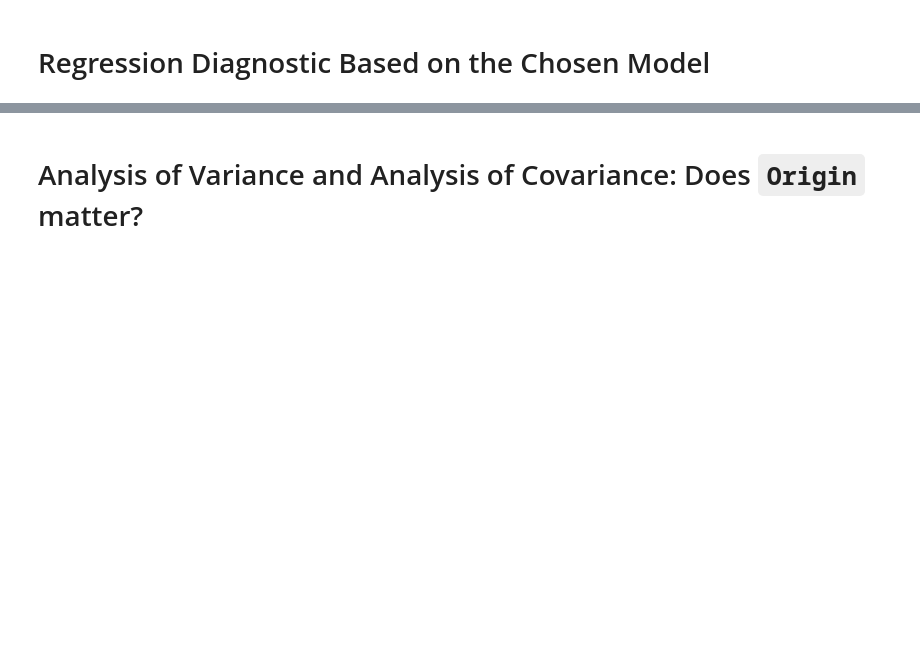
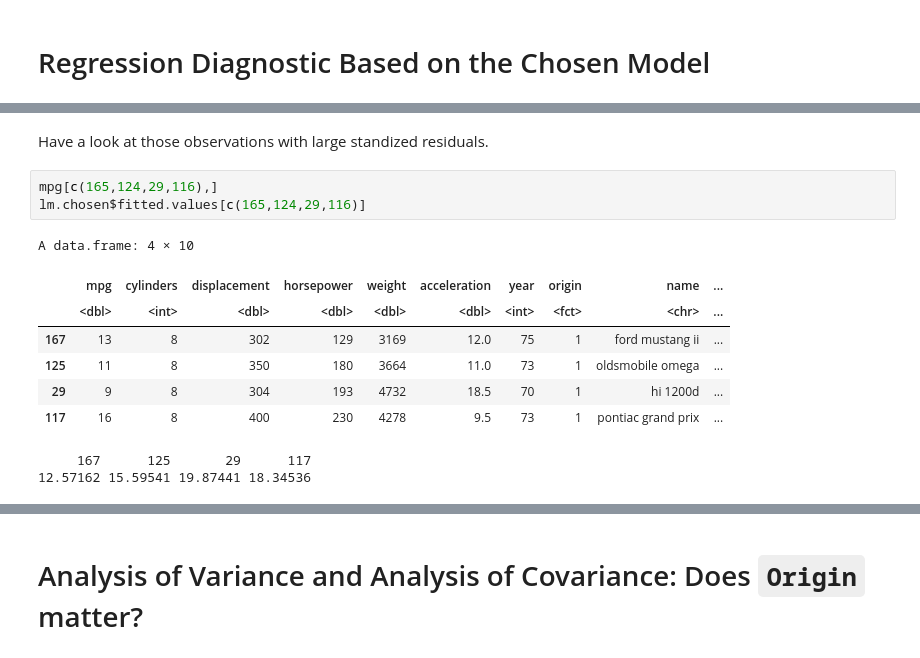
Before and after one commit to KillingVectorField/STA232-Final-Project, a Jupyter notebook: mpg.ipynb, the cells around one changed output, grey strips where cells are left out. Saved outputs shown, nothing was run; the diff lists cells and outputs as text; blank space fills up the shorter version.

```diff
--- a/mpg.ipynb
+++ b/mpg.ipynb
@@ -161,0 +169,15 @@ F-statistic: 956.8 on 3 and 388 DF,  p-value: < 2.2e-16
+# %% [markdown]
+Have a look at those observations with large standized residuals.
+# %%
+mpg[c(165,124,29,116),]
+lm.chosen$fitted.values[c(165,124,29,116)]
+# %% [output]
+A data.frame: 4 × 10
+|  | mpg | cylinders | displacement | horsepower | weight | acceleration | year | origin | name | ... |
+|  | <dbl> | <int> | <dbl> | <dbl> | <dbl> | <dbl> | <int> | <fct> | <chr> | ... |
+| 167 | 13 | 8 | 302 | 129 | 3169 | 12.0 | 75 | 1 | ford mustang ii | ... |
+| 125 | 11 | 8 | 350 | 180 | 3664 | 11.0 | 73 | 1 | oldsmobile omega | ... |
+| 29 | 9 | 8 | 304 | 193 | 4732 | 18.5 | 70 | 1 | hi 1200d | ... |
+| 117 | 16 | 8 | 400 | 230 | 4278 | 9.5 | 73 | 1 | pontiac grand prix | ... |
+     167      125       29      117
+12.57162 15.59541 19.87441 18.34536
```
Also changed, not shown: parts of 6 cells of this notebook.
